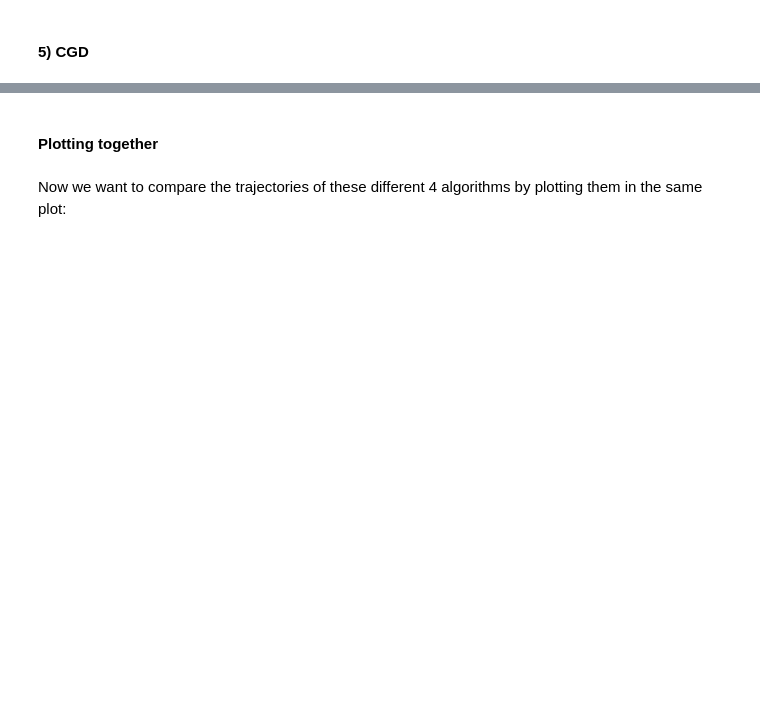
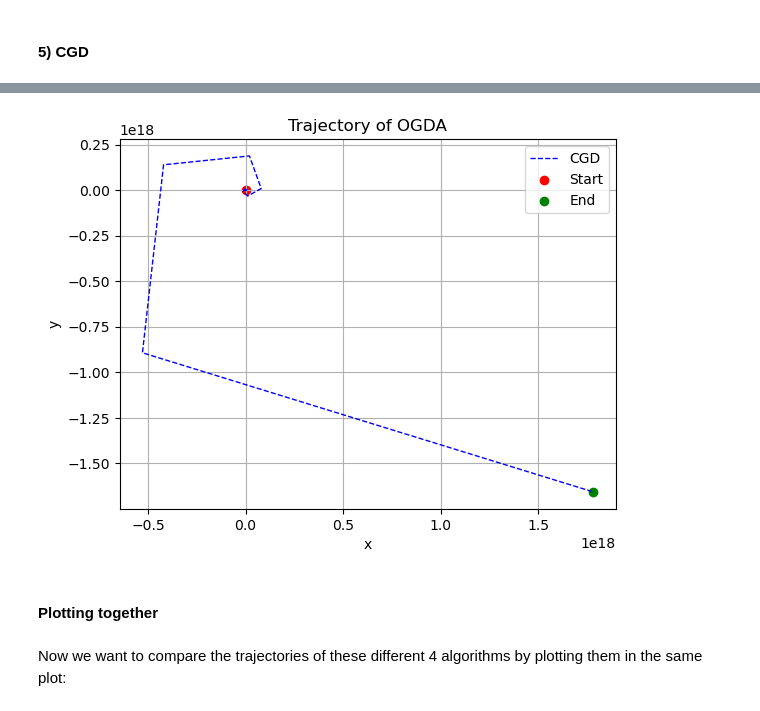
Before and after one commit to gabrieledangeli/OptML_miniproject_FGY, a Jupyter notebook: main.ipynb, the cells around one changed output, grey strips where cells are left out. Cells and saved outputs as stored; diff of their text form; code cells hidden in the pictures; blank space fills up the shorter version.

```diff
--- a/main.ipynb
+++ b/main.ipynb
@@ -201,3 +220,19 @@ plt.show()
+# %%
+plt.figure()
+plt.grid()
+plt.plot(xs_OGDA, ys_OGDA, 'b--', linewidth=1, label="CGD")
+plt.ylabel("y")
+plt.xlabel("x")
+plt.title("Trajectory of OGDA")
+plt.legend()
+# Add markers for the starting and end points
+plt.scatter(xs_OGDA[0], ys_OGDA[0], c='r', marker='o', label='Start')
+plt.scatter(xs_OGDA[-1], ys_OGDA[-1], c='g', marker='o', label='End')
+plt.legend()
+
+plt.show()
+# %% [output]
+[figure, added]
 # %% [markdown]
 #### **Plotting together**
 # %% [markdown]
```
Also changed, not shown: parts of 13 cells of this notebook, 1 other file.
